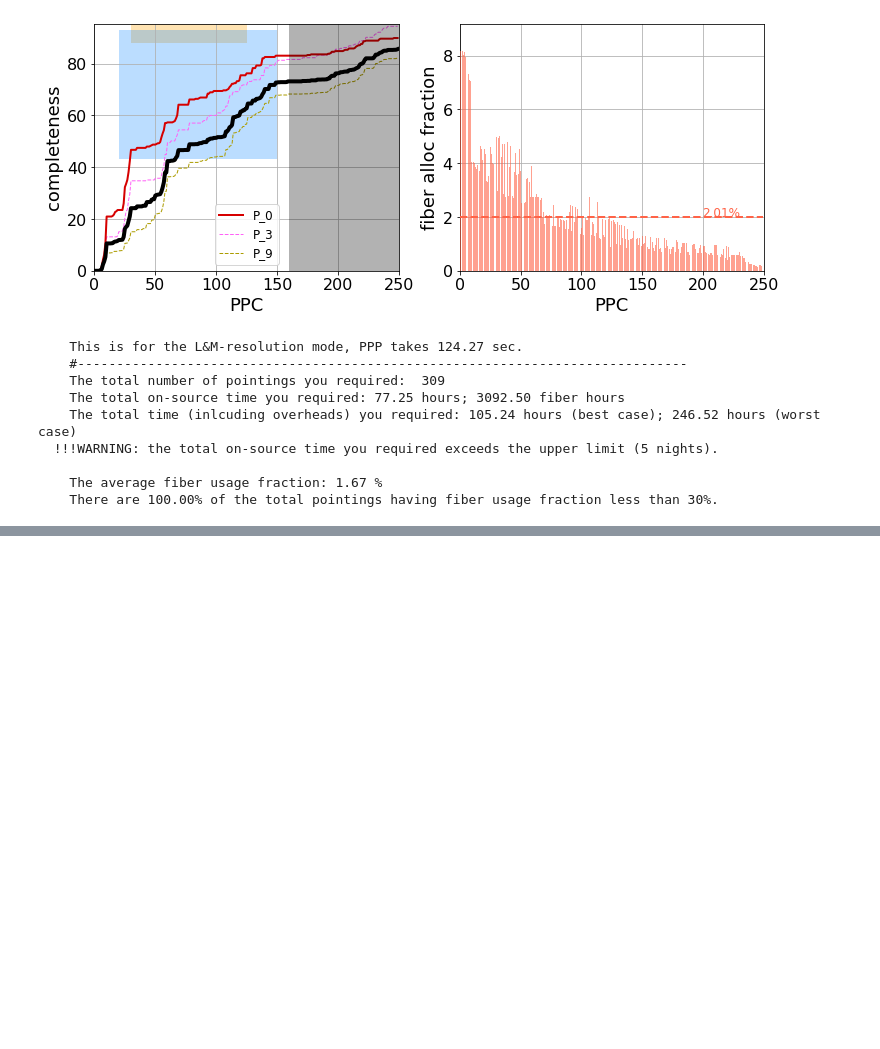
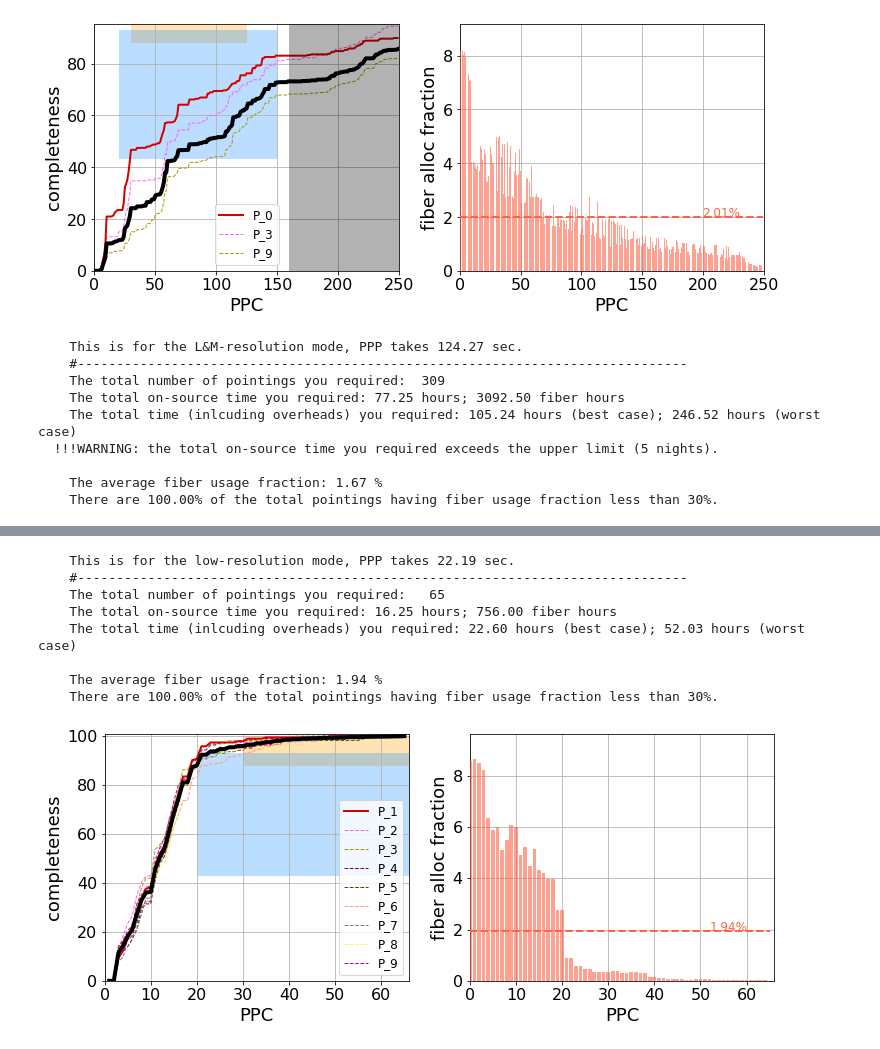
Before and after one commit to Subaru-PFS/ets_pointing, a Jupyter notebook: onlineTool_v3/main_v3.ipynb, the cells around one changed output, grey strips where cells are left out. Drawn from its saved outputs; the diff is of its cells as text; code cells hidden in the pictures; blank space fills up the shorter version.

```diff
--- a/onlineTool_v3/main_v3.ipynb
+++ b/onlineTool_v3/main_v3.ipynb
@@ -56,7 +56,7 @@ def readUserSample(direc,Print):
     uSamp=Table.read(direc)
 
     # quit if the required information missed in the uploaded sample
-    info_need=np.array(['obj_id', 'ra', 'dec', 'equinox', 'priority', 'exptime', 'resolution', 'comment'])
+    info_need=np.array(['obj_id', 'ra', 'dec', 'equinox', 'priority', 'exptime', 'resolution'])
     info_miss=info_need[np.in1d(info_need,uSamp.colnames)==False]
     if len(info_miss)!=0:
         sys.exit('The following information is not provided in the uploaded file: '+\
@@ -72,6 +72,14 @@ def readUserSample(direc,Print):
             uSamp['dec'][i]='{:.5f}'.format(Angle(uSamp['dec'][i],unit=u.degree).degree)
     uSamp['ra']=uSamp['ra'].astype(float)
     uSamp['dec']=uSamp['dec'].astype(float)
+
+    #all obj_id in str format
+    uSamp['obj_id']=uSamp['obj_id'].astype(str)
+
+    #all exptime needs to be multiple of 900s, otherwise netflow can not read in the info
+    #add additional column to store this info
+    exptime_ppp=np.ceil(uSamp['exptime']/900)*900
+    uSamp.add_column(exptime_ppp,name='exptime_PPP')
 
     #print warning if sample contains objects with dec<-40 (not observable with Subaru)
     if any(uSamp['dec']<-40):
@@ -133,7 +141,7 @@ def weight(sample,conta,contb,contc):
     =======
     sample: table added with weight col
     '''
-    weight_t=pow(conta,2.+0.1*(9-sample['priority']))*pow(sample['exptime']/900.,contb)*pow(sample['local_count'],contc)
+    weight_t=pow(conta,2.+0.1*(9-sample['priority']))*pow(sample['exptime_PPP']/900.,contb)*pow(sample['local_count'],contc)
 
     if 'weight' not in sample.colnames:
         sample.add_column(weight_t,name='weight')
@@ -394,31 +402,33 @@ def PPP_centers(sample_f,mutiPro,conta,contb,contc,Print,Plot):
     peak=[]
 
     for sample in target_DBSCAN(sample_f,1.38,Print):
-        sample_s=sample[sample['exptime']>0] #targets not finished
+        sample_s=sample[sample['exptime_PPP']>0] #targets not finished
 
-        while any(sample_s['exptime']>0):
+        while any(sample_s['exptime_PPP']>0):
             #-------------------------------
             ####peak_xy from KDE peak with weights
             X_,Y_,obj_dis_sig_,peak_x,peak_y=KDE(sample_s,mutiPro)
 
             #-------------------------------
-            peak_x_t=peak_x#+np.random.choice([-0.15,0.15],1)[0]
-            peak_y_t=peak_y#+np.random.choice([-0.15,0.15],1)[0]
             index_=PFS_FoV(peak_x_t,peak_y_t,0,sample_s) # all PA set to be 0 for simplicity
 
+            if len(index_)>0:
+                peak.append([len(peak),peak_x,peak_y,0]) # ppc_id,ppc_ra,ppc_dec,ppc_PA=0
+
+            else:
             #add a small random shift so that it will not repeat over a blank position
-            while len(index_)==0:
-                peak_x_t=peak_x+np.random.choice([0.15,-0.15,0],1)[0]
-                peak_y_t=peak_y+np.random.choice([0.15,-0.15,0],1)[0]
-                index_=PFS_FoV(peak_x_t,peak_y_t,0,sample_s)
-            peak.append([len(peak),peak_x_t,peak_y_t,0]) # ppc_id,ppc_ra,ppc_dec,ppc_PA=0
+                while len(index_)==0:
+                    peak_x_t=peak_x+np.random.choice([0.15,-0.15,0],1)[0]
+                    peak_y_t=peak_y+np.random.choice([0.15,-0.15,0],1)[0]
+                    index_=PFS_FoV(peak_x_t,peak_y_t,0,sample_s)
+                peak.append([len(peak),peak_x_t,peak_y_t,0]) # ppc_id,ppc_ra,ppc_dec,ppc_PA=0
 
             #-------------------------------
             if len(index_)>Nfiber:
                 index_=random.sample(list(index_), Nfiber)
-            sample_s['exptime'][list(index_)]-=900 #targets in the PPC observed with 900 sec
+            sample_s['exptime_PPP'][list(index_)]-=900 #targets in the PPC observed with 900 sec
 
-            sample_s=sample_s[sample_s['exptime']>0] #targets not finished
+            sample_s=sample_s[sample_s['exptime_PPP']>0] #targets not finished
             sample_s=count_N(sample_s)
             sample_s=weight(sample_s,conta,contb,contc)
 
@@ -1067,0 +1092,14 @@ test3=execu([4.02,0.22,0.15],True,True)
+# %%
+## INPUT: "input/S24B-QN001.csv" star testing sample
+#weight: conta--> science grade,>0; contb--> remaining time; contc--> local density
+test4=execu([4.02,0.22,0.15],True,True)
+# %% [output]
+    This is for the low-resolution mode, PPP takes 22.19 sec.
+    #------------------------------------------------------------------------------
+    The total number of pointings you required:   65
+    The total on-source time you required: 16.25 hours; 756.00 fiber hours
+    The total time (inlcuding overheads) you required: 22.60 hours (best case); 52.03 hours (worst case)
+
+    The average fiber usage fraction: 1.94 %
+    There are 100.00% of the total pointings having fiber usage fraction less than 30%.
+[figure, added]
```
Also changed, not shown: parts of 4 cells of this notebook, 8 other files.
